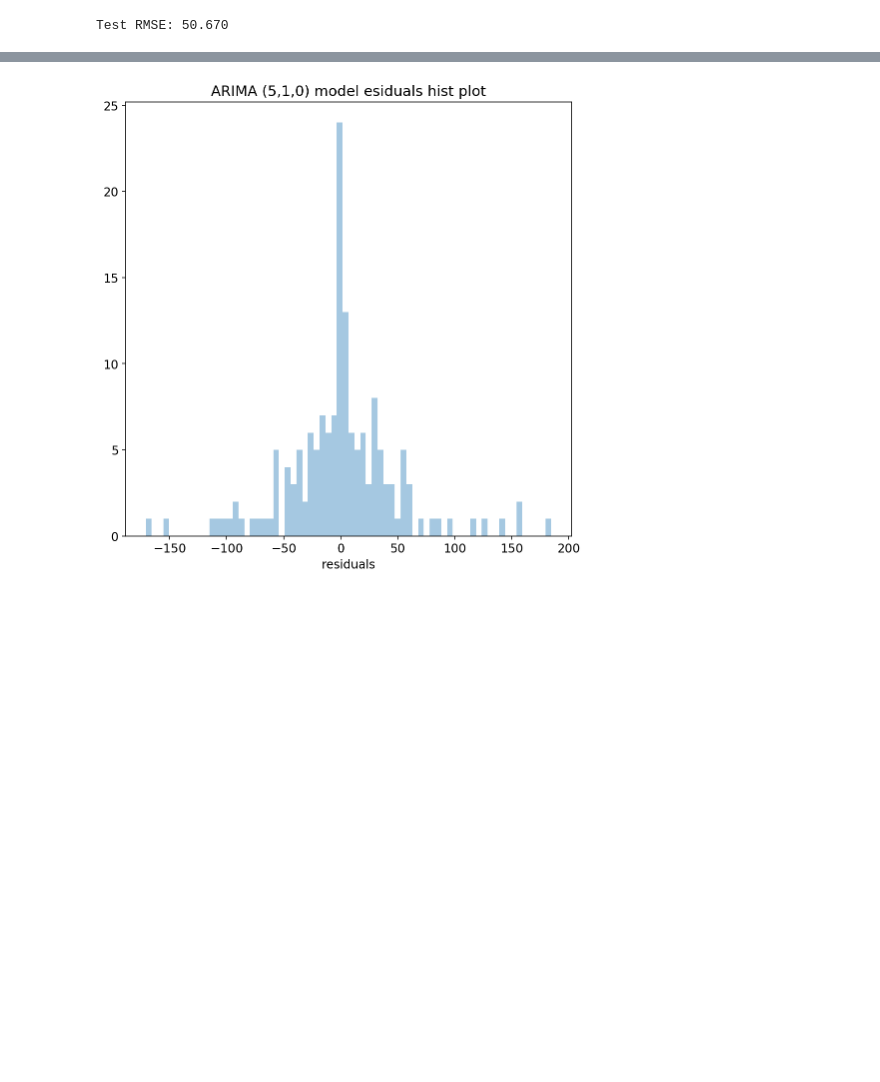
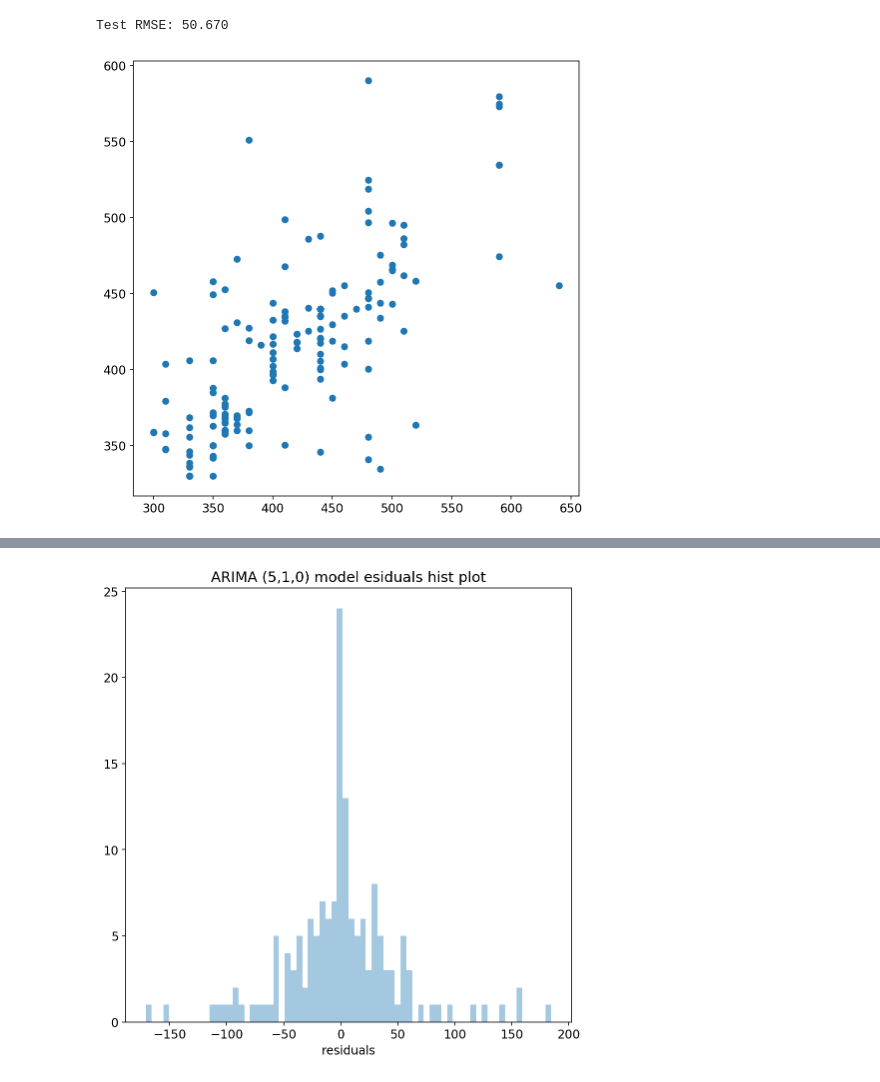
Before and after one commit to Atashnezhad/CME_forcast, a Jupyter notebook: Codes/P03_01_Univar_ARIMA_AR.ipynb, the cells around one changed output, grey strips where cells are left out. Saved outputs shown, nothing was run; the diff lists cells and outputs as text; code cells hidden in the pictures; blank space fills up the shorter version.

```diff
--- a/Codes/P03_01_Univar_ARIMA_AR.ipynb
+++ b/Codes/P03_01_Univar_ARIMA_AR.ipynb
@@ -407,7 +408,7 @@ train, test = X[1:size], X[size:len(X)]
 history = [x for x in train]
 predictions = list()
 # walk-forward validation
-for t in range(len(test)):
+for t in tqdm(range(len(test))):
     model = ARIMA(history, order=(5,1,0))
     model_fit = model.fit()
     output = model_fit.forecast()
@@ -428,11 +429,13 @@ print('Test RMSE: %.3f' % rmse)
 # %% [output]
 Test RMSE: 50.670
 # %%
-# plt.rcParams["font.size"] = "12"
+plt.rcParams["font.size"] = "12"
 
-# # plot forecasts against actual outcomes
-# plt.scatter(test,predictions)
-# plt.show()
+# plot forecasts against actual outcomes
+plt.scatter(test,predictions)
+plt.show()
+# %% [output]
+[figure, added]
 # %%
 predictions = pd.Series(predictions)
 predictions.index = test.index
```
Also changed, not shown: parts of 10 cells of this notebook, 1 other file.
